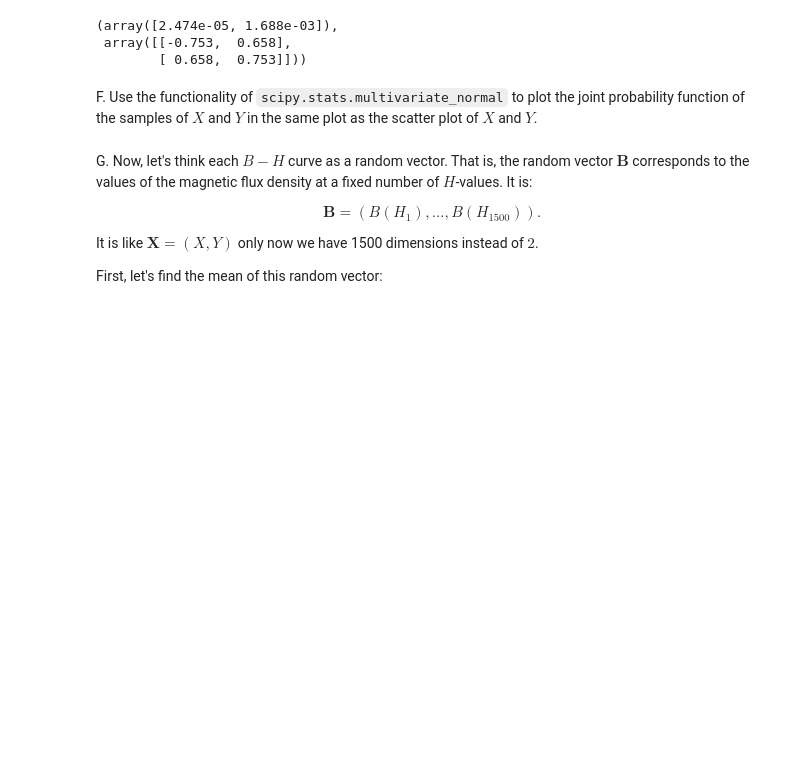
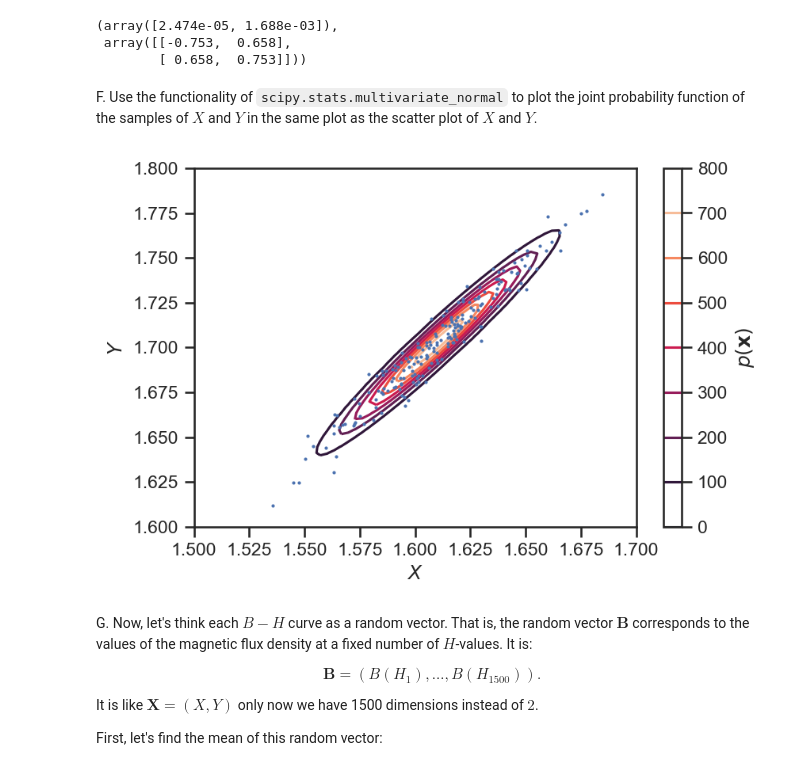
Before and after one commit to flavio-nardi/data-analytics-se, a Jupyter notebook: lecturebook/homework/homework-02.ipynb, the cells around one changed output. Drawn from its saved outputs; the diff is of its cells as text; code cells hidden in the pictures; blank space fills up the shorter version.

```diff
--- a/lecturebook/homework/homework-02.ipynb
+++ b/lecturebook/homework/homework-02.ipynb
@@ -550,3 +548,28 @@ F. Use the functionality of ``scipy.stats.multivariate_normal`` to plot the join
+# %%
+# The multivariate normal random vector
+XY = st.multivariate_normal(mean=mu_XY, cov=C_XY)
+
+# CONTOURS
+fig, ax = plt.subplots(dpi=150)
+x1 = np.linspace(1.5, 1.7, 64)
+x2 = np.linspace(1.6, 1.8, 64)
+X1, X2 = np.meshgrid(x1, x2)
+X_flat = np.hstack(
+    [
+        X1.flatten()[:, None],
+        X2.flatten()[:, None]
+    ]
+)
+# PDF values
+pdf_XY = XY.pdf(X_flat).reshape(X1.shape)
+c = ax.contour(X1, X2, pdf_XY)
+plt.colorbar(c, label='$p(\mathbf{x})$')
+
+ax.plot(X_data, Y_data, '.', markersize=2)
+ax.set_xlabel("$X$")
+ax.set_ylabel("$Y$");
+# %% [output]
+[figure, added]
 # %% [markdown]
 G. Now, let's think each $B-H$ curve as a random vector.
 That is, the random vector $\mathbf{B}$ corresponds to the values of the magnetic flux density at a fixed number of $H$-values. It is:
```
Also changed, not shown: parts of 6 cells of this notebook.
